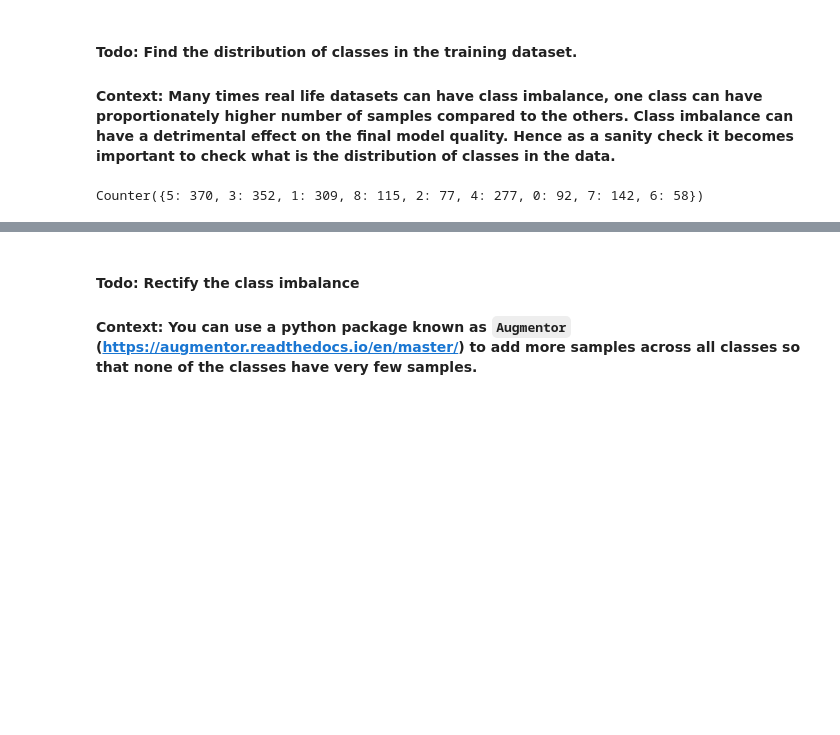
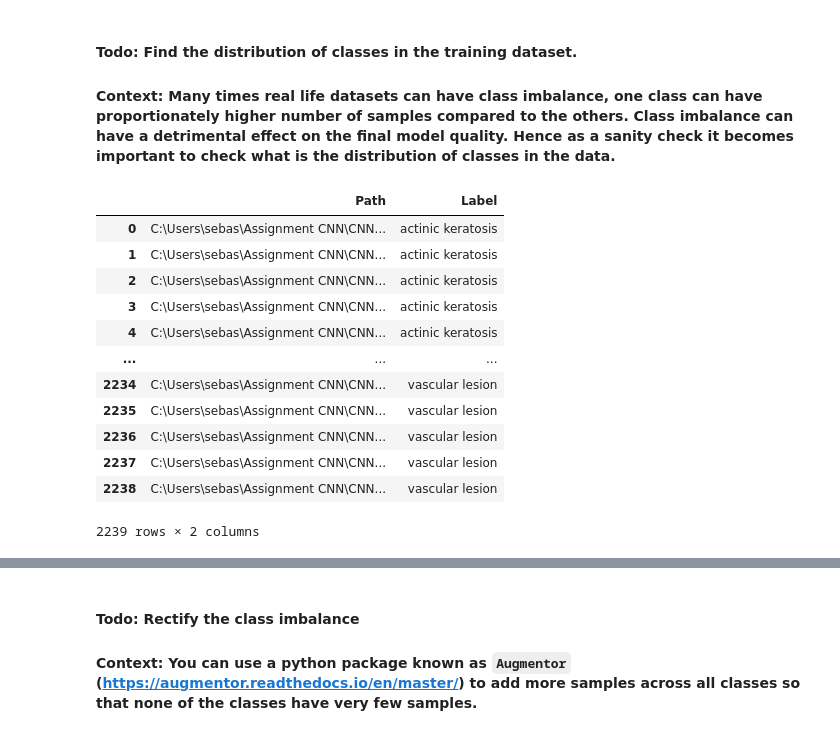
Before and after one commit to bengcheo/skin_cancer_detection, a Jupyter notebook: beng_cheong_cheong_nn.ipynb, the cells around one changed output, grey strips where cells are left out. Drawn from its saved outputs; the diff is of its cells as text; code cells hidden in the pictures; blank space fills up the shorter version.

```diff
--- a/beng_cheong_cheong_nn.ipynb
+++ b/beng_cheong_cheong_nn.ipynb
@@ -364,12 +363,28 @@ I see evidences of overfitting, but it was better than the previous model as bot
 # %% [markdown]
 #### **Todo:** Find the distribution of classes in the training dataset.
 #### **Context:** Many times real life datasets can have class imbalance, one class can have proportionately higher number of samples compared to the others. Class imbalance can have a detrimental effect on the final model quality. Hence as a sanity check it becomes important to check what is the distribution of classes in the data.
-# %%
-## Your code goes here.
-from collections import Counter
-
-data_classes = np.concatenate([y for x, y in train_ds], axis=0)
-
-Counter(data_classes)
-# %% [output]
-Counter({5: 370, 3: 352, 1: 309, 8: 115, 2: 77, 4: 277, 0: 92, 7: 142, 6: 58})
+# %%
+## Your code goes here.
+import glob
+
+#generating path_lists and labels
+path_list = [x for x in glob.glob(os.path.join(data_dir_train, '*', '*.jpg'))]
+lesion_list = [os.path.basename(os.path.dirname(y)) for y in glob.glob(os.path.join(data_dir_train, '*', '*.jpg'))]
+dataframe_dict = dict(zip(path_list, lesion_list))
+df = pd.DataFrame(list(dataframe_dict.items()),columns = ['Path','Label'])
+
+df
+# %% [output]
+|  | Path | Label |
+| 0 | C:\Users\sebas\Assignment CNN\CNN... | actinic keratosis |
+| 1 | C:\Users\sebas\Assignment CNN\CNN... | actinic keratosis |
+| 2 | C:\Users\sebas\Assignment CNN\CNN... | actinic keratosis |
+| 3 | C:\Users\sebas\Assignment CNN\CNN... | actinic keratosis |
+| 4 | C:\Users\sebas\Assignment CNN\CNN... | actinic keratosis |
+| ... | ... | ... |
+| 2234 | C:\Users\sebas\Assignment CNN\CNN... | vascular lesion |
+| 2235 | C:\Users\sebas\Assignment CNN\CNN... | vascular lesion |
+| 2236 | C:\Users\sebas\Assignment CNN\CNN... | vascular lesion |
+| 2237 | C:\Users\sebas\Assignment CNN\CNN... | vascular lesion |
+| 2238 | C:\Users\sebas\Assignment CNN\CNN... | vascular lesion |
+2239 rows × 2 columns
```
Also changed, not shown: parts of 17 cells of this notebook, 1 other file.
